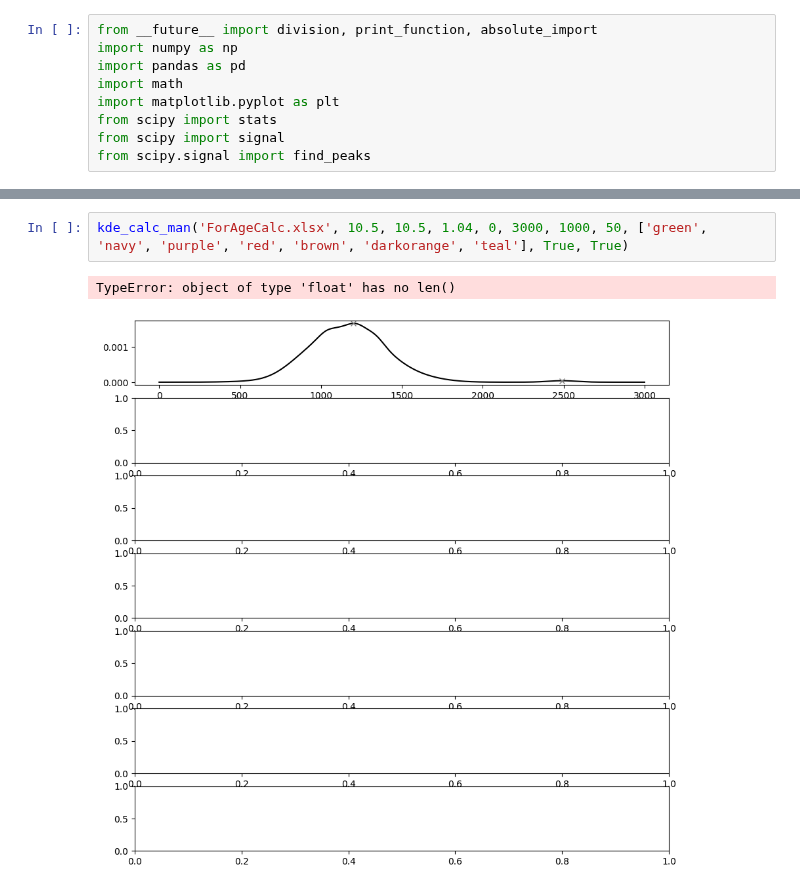
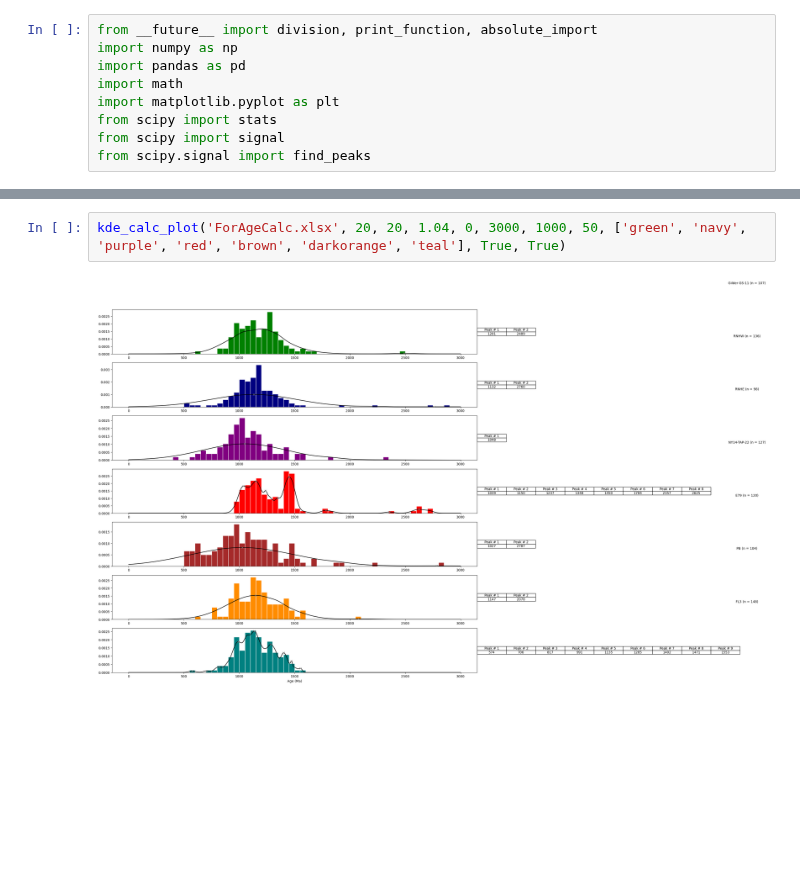
Before and after one commit to gymontes/ZirconRep, a Jupyter notebook: zircon-random.ipynb, the cells around one changed output, grey strips where cells are left out. Cells and saved outputs as stored; diff of their text form; blank space fills up the shorter version.

```diff
--- a/zircon-random.ipynb
+++ b/zircon-random.ipynb
@@ -118,7 +112,6 @@ def kde_calc_man(file_name, width, height, c, lower, upper, nums, num_bins, colo
     # Shows final graphs
     plt.show()
 # %%
-kde_calc_man('ForAgeCalc.xlsx', 10.5, 10.5, 1.04, 0, 3000, 1000, 50, ['green', 'navy', 'purple', 'red', 'brown', 'darkorange', 'teal'], True, True)
+kde_calc_plot('ForAgeCalc.xlsx', 20, 20, 1.04, 0, 3000, 1000, 50, ['green', 'navy', 'purple', 'red', 'brown', 'darkorange', 'teal'], True, True)
 # %% [output]
-TypeError: object of type 'float' has no len()
-[figure, old version]
+[figure, new version]
```
Also changed, not shown: parts of 1 cell of this notebook.
